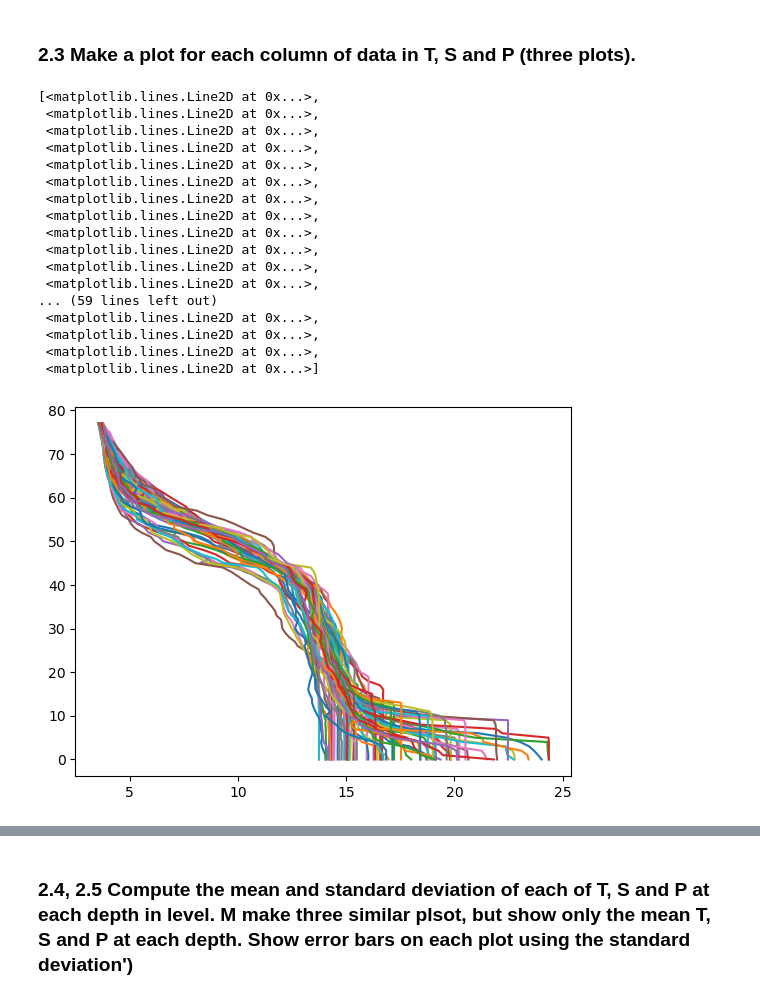
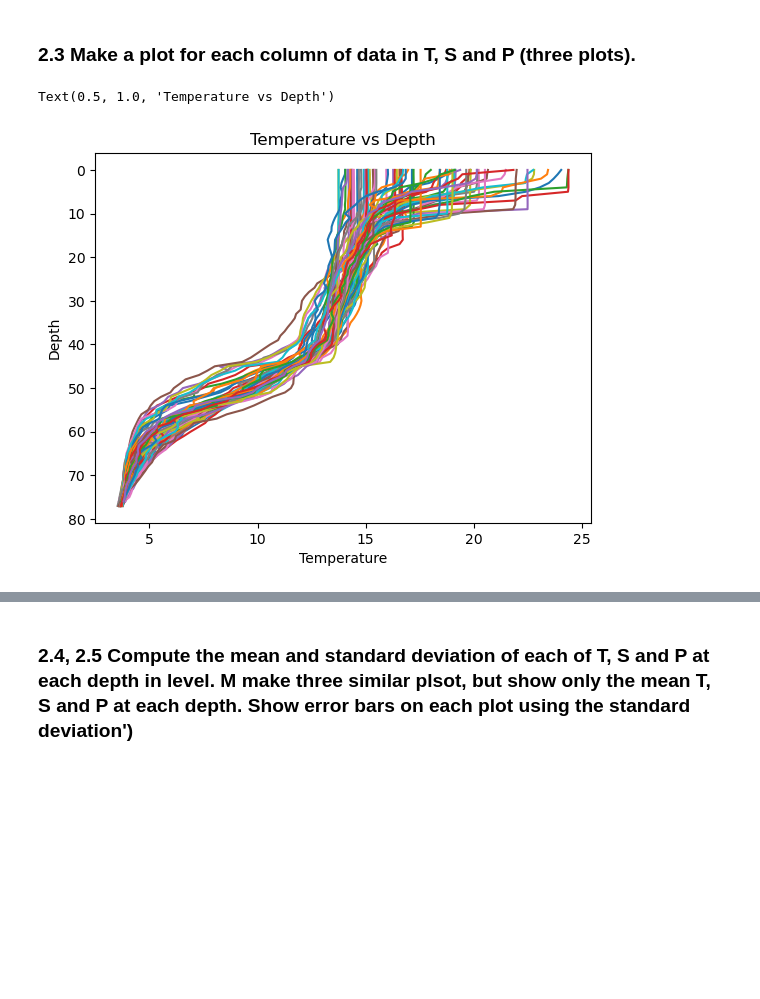
Before and after one commit to TrevorDurn/Assignments2, a Jupyter notebook: ThreeAssignment.ipynb, the cells around one changed output, grey strips where cells are left out. Cells and saved outputs as stored; diff of their text form; code cells hidden in the pictures; blank space fills up the shorter version.

```diff
--- a/ThreeAssignment.ipynb
+++ b/ThreeAssignment.ipynb
@@ -245,24 +244,12 @@ date.shape
 ### 2.3 Make a plot for each column of data in T, S and P (three plots).
 # %%
 plt.plot(t, dep)
+plt.gca().invert_yaxis()
+plt.xlabel('Temperature')
+plt.ylabel('Depth')
+plt.title('Temperature vs Depth')
 # %% [output]
-[<matplotlib.lines.Line2D at 0x...>,
- <matplotlib.lines.Line2D at 0x...>,
- <matplotlib.lines.Line2D at 0x...>,
- <matplotlib.lines.Line2D at 0x...>,
- <matplotlib.lines.Line2D at 0x...>,
- <matplotlib.lines.Line2D at 0x...>,
- <matplotlib.lines.Line2D at 0x...>,
- <matplotlib.lines.Line2D at 0x...>,
- <matplotlib.lines.Line2D at 0x...>,
- <matplotlib.lines.Line2D at 0x...>,
- <matplotlib.lines.Line2D at 0x...>,
- <matplotlib.lines.Line2D at 0x...>,
-... (59 lines left out)
- <matplotlib.lines.Line2D at 0x...>,
- <matplotlib.lines.Line2D at 0x...>,
- <matplotlib.lines.Line2D at 0x...>,
- <matplotlib.lines.Line2D at 0x...>]
+Text(0.5, 1.0, 'Temperature vs Depth')
-[figure, old version]
+[figure, new version]
 # %%
 plt.plot(s, dep)
```
Also changed, not shown: parts of 11 cells of this notebook.
